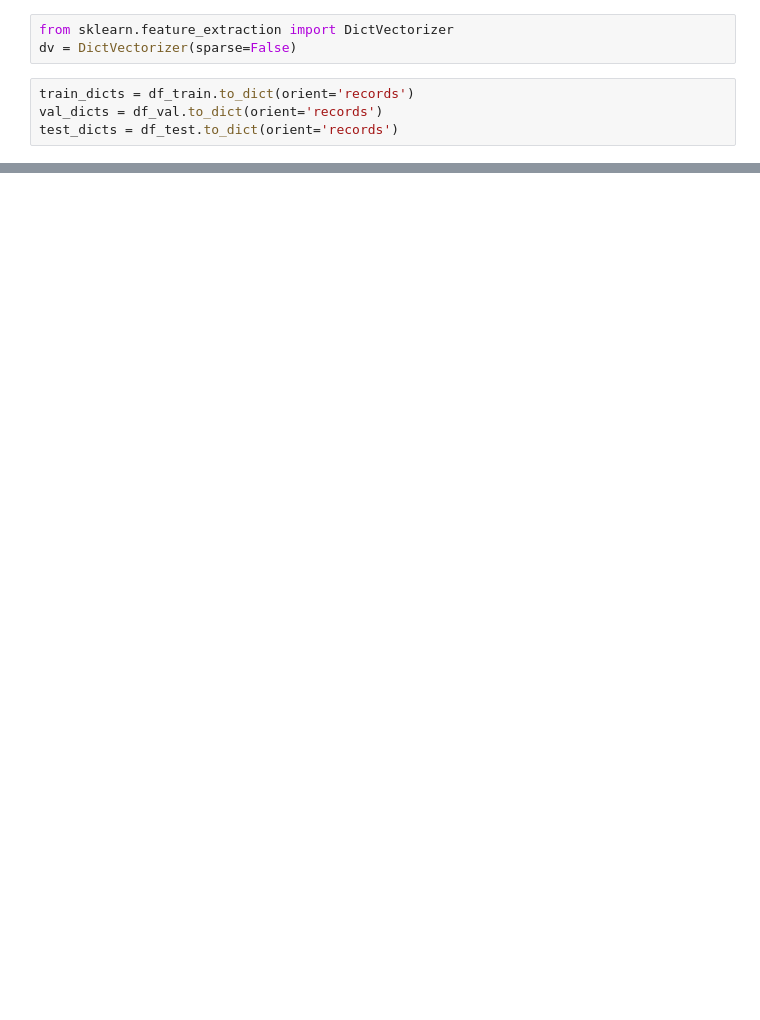
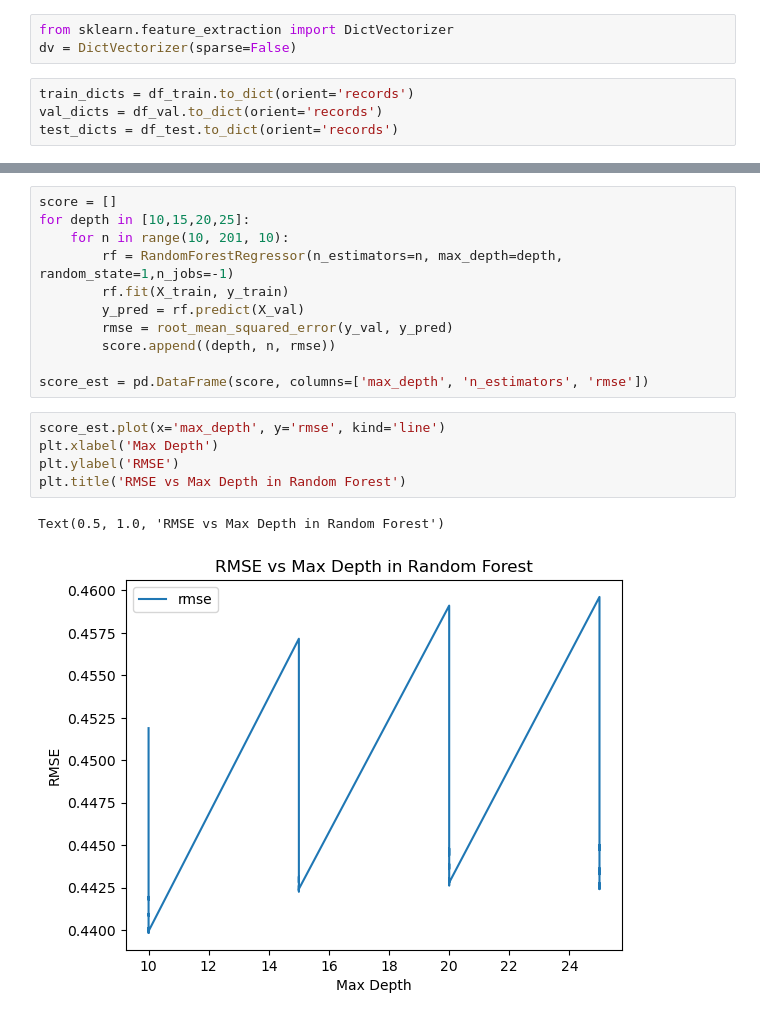
Before and after one commit to ayushsingh991399/Machine_learning_Bootcamp_2025, a Jupyter notebook: Homework_6.ipynb, the cells around one changed output, grey strips where cells are left out. Drawn from its saved outputs; the diff is of its cells as text; blank space fills up the shorter version.

```diff
--- a/Homework_6.ipynb
+++ b/Homework_6.ipynb
@@ -108,0 +246,19 @@ test_dicts = df_test.to_dict(orient='records')
+# %%
+score = []
+for depth in [10,15,20,25]:
+    for n in range(10, 201, 10):
+        rf = RandomForestRegressor(n_estimators=n, max_depth=depth, random_state=1,n_jobs=-1)
+        rf.fit(X_train, y_train)
+        y_pred = rf.predict(X_val)
+        rmse = root_mean_squared_error(y_val, y_pred)
+        score.append((depth, n, rmse))
+
+score_est = pd.DataFrame(score, columns=['max_depth', 'n_estimators', 'rmse'])
+# %%
+score_est.plot(x='max_depth', y='rmse', kind='line')
+plt.xlabel('Max Depth')
+plt.ylabel('RMSE')
+plt.title('RMSE vs Max Depth in Random Forest')
+# %% [output]
+Text(0.5, 1.0, 'RMSE vs Max Depth in Random Forest')
+[figure, added]
```
Also changed, not shown: parts of 31 cells of this notebook.
